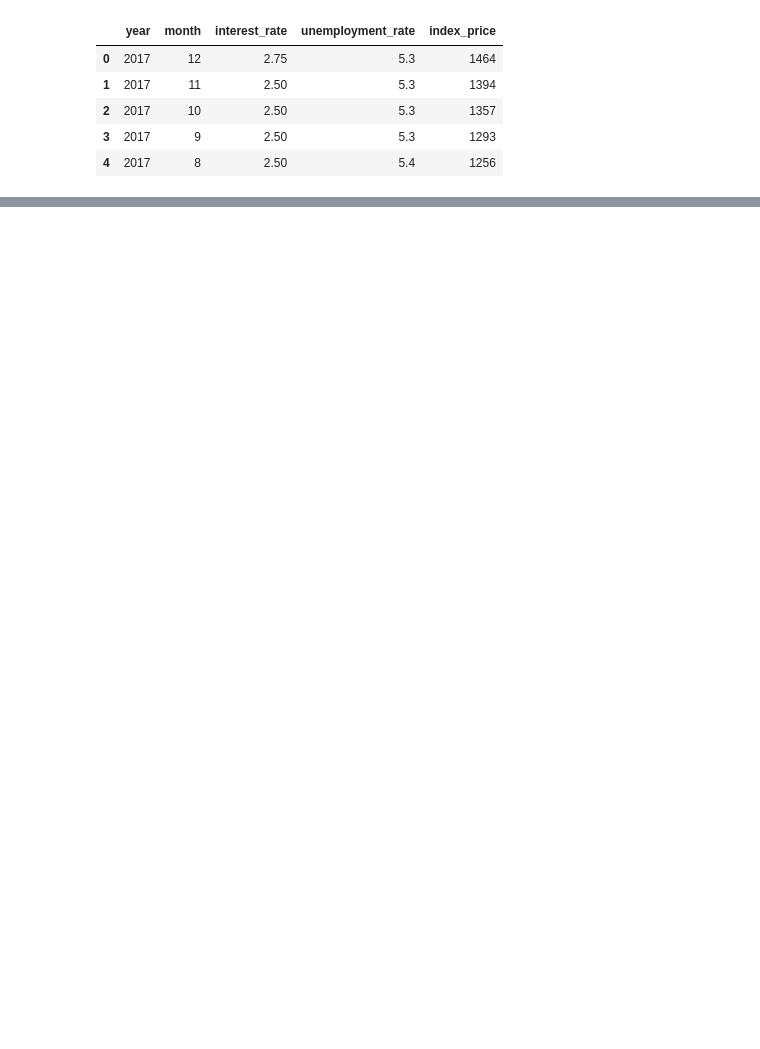
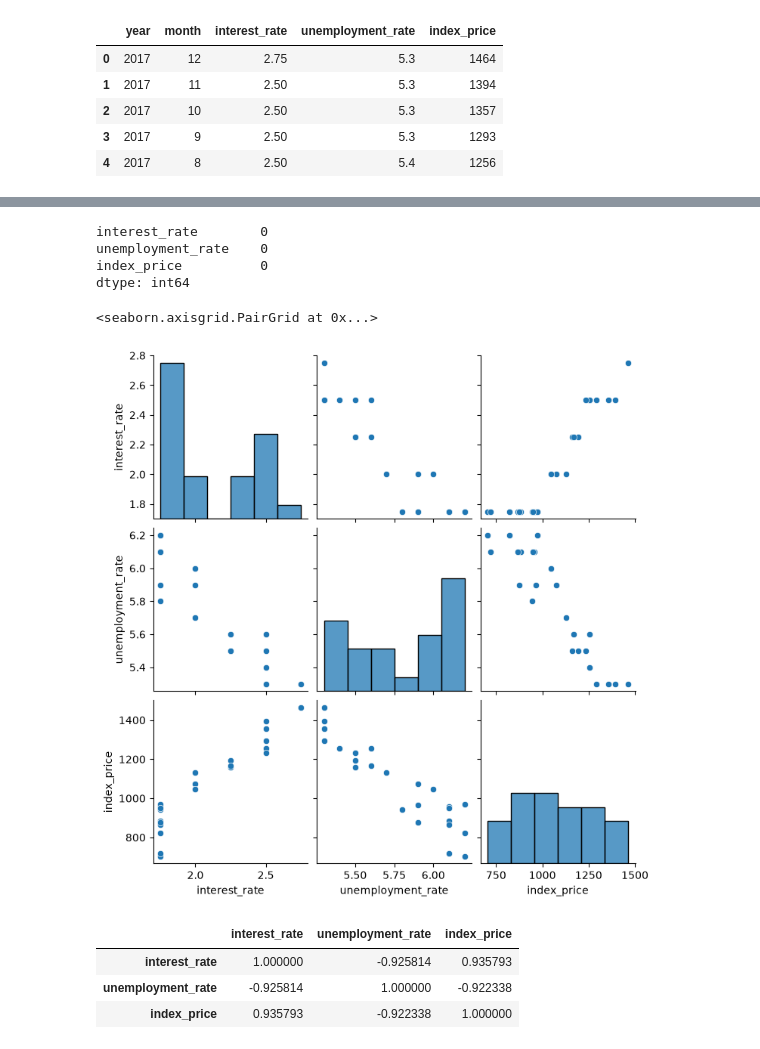
Before and after one commit to AyushPratap05/ML, a Jupyter notebook: multiliner.ipynb, the cells around one changed output, grey strips where cells are left out. Cells and saved outputs as stored; diff of their text form; code cells hidden in the pictures; blank space fills up the shorter version.

```diff
--- a/multiliner.ipynb
+++ b/multiliner.ipynb
@@ -30 +7,3 @@ Dataset successfully saved at: C:\Users\ayush\PROJECTS\ML\dataset\economic_index
+# %%
+df_index=pd.read_csv('dataset/economic_index.csv')
 # %%
@@ -36,3 +15,5 @@ df.head()
 | 2 | 2017 | 10 | 2.50 | 5.3 | 1357 |
 | 3 | 2017 | 9 | 2.50 | 5.3 | 1293 |
 | 4 | 2017 | 8 | 2.50 | 5.4 | 1256 |
+# %%
+df_index.drop(columns=["year","month"], inplace=True)
@@ -38,0 +29,21 @@ df.head()
+# %%
+df_index.isnull().sum()
+# %% [output]
+interest_rate        0
+unemployment_rate    0
+index_price          0
+dtype: int64
+# %%
+# lets vizualize
+import seaborn as sns
+sns.pairplot(df_index)
+# %% [output]
+<seaborn.axisgrid.PairGrid at 0x...>
+[figure, added]
+# %%
+df_index.corr()
+# %% [output]
+|  | interest_rate | unemployment_rate | index_price |
+| interest_rate | 1.000000 | -0.925814 | 0.935793 |
+| unemployment_rate | -0.925814 | 1.000000 | -0.922338 |
+| index_price | 0.935793 | -0.922338 | 1.000000 |
```
Also changed, not shown: parts of 10 cells of this notebook.
